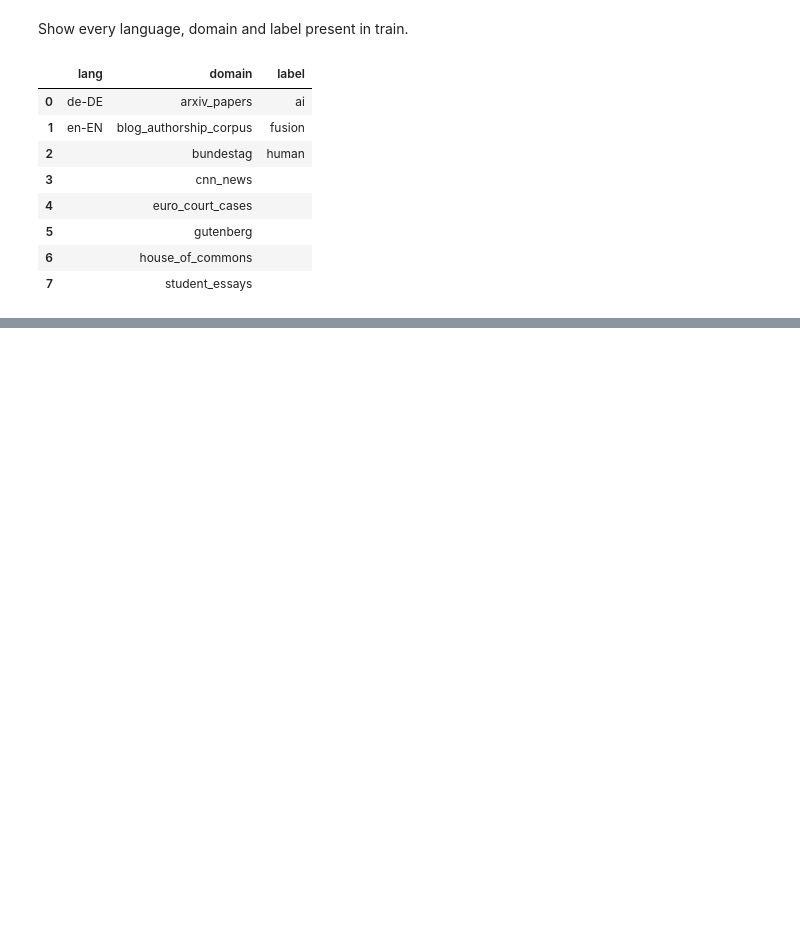
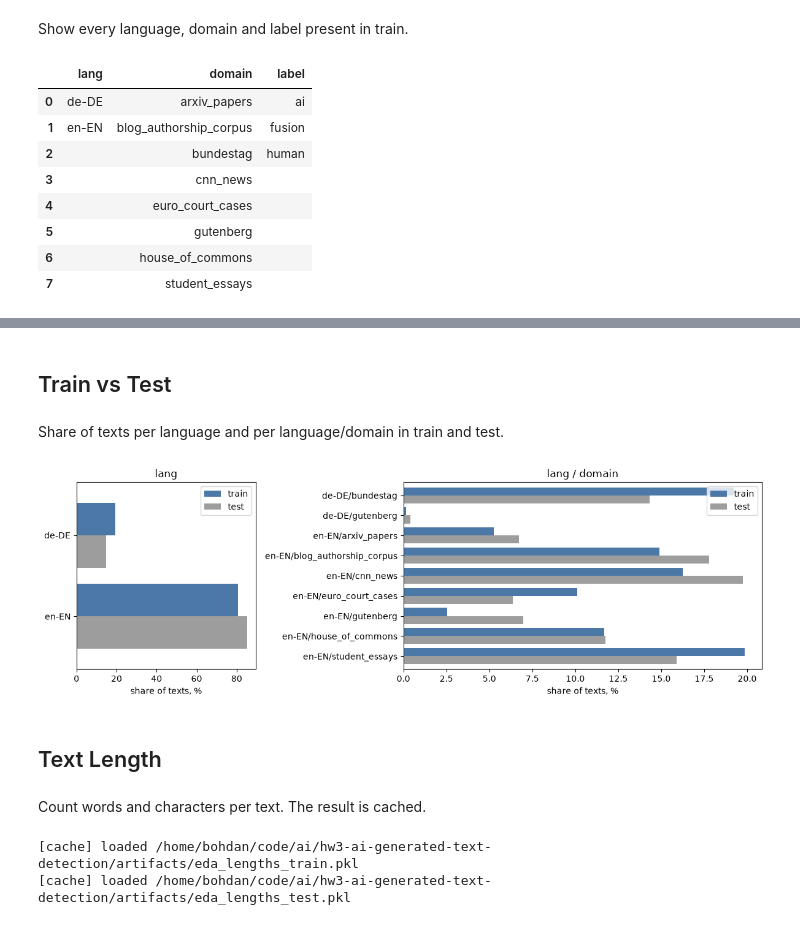
Before and after one commit to BohdanZasymovych/ai-hw3-ai-text-detection, a Jupyter notebook: notebooks/01_eda.ipynb, the cells around one changed output, grey strips where cells are left out. Saved outputs shown, nothing was run; the diff lists cells and outputs as text; code cells hidden in the pictures; blank space fills up the shorter version.

Commit message:
feat: notebook 01_eda made, data preprocessin implemented and added to each notebook (cached results are used)

```diff
--- a/notebooks/01_eda.ipynb
+++ b/notebooks/01_eda.ipynb
@@ -47,0 +87,38 @@ pd.DataFrame(values).fillna("")
+# %% [markdown]
+## Train vs Test
+# %% [markdown]
+Share of texts per language and per language/domain in train and test.
+# %%
+def share(df, cols):
+    key = df[cols].astype(str).agg("/".join, axis=1)
+    return key.value_counts(normalize=True) * 100
+
+fig, axes = plt.subplots(1, 2, figsize=(12, 4), gridspec_kw={"width_ratios": [1, 2]})
+for ax, cols in zip(axes, [["lang"], ["lang", "domain"]]):
+    pd.DataFrame({"train": share(train, cols), "test": share(test, cols)}).sort_index().plot.barh(
+        ax=ax, color=["#4C78A8", "#9D9D9D"], width=0.8)
+    ax.set_title(" / ".join(cols))
+    ax.set_xlabel("share of texts, %")
+    ax.invert_yaxis()
+plt.tight_layout()
+plt.show()
+# %% [output]
+[figure, added]
+# %% [markdown]
+## Text Length
+# %% [markdown]
+Count words and characters per text. The result is cached.
+# %%
+def lengths(df):
+    # str.count avoids building a list of words per text (str.split exhausts RAM on 272k long texts)
+    return pd.DataFrame({
+        "words": df["text"].str.count(r"\S+").astype("int32"),
+        "chars": df["text"].str.len().astype("int32"),
+    })
+
+
+train[["words", "chars"]] = cached("eda_lengths_train", lambda: lengths(train), key={"v": 1})
+test[["words", "chars"]] = cached("eda_lengths_test", lambda: lengths(test), key={"v": 1})
+# %% [output]
+[cache] loaded /home/bohdan/code/ai/hw3-ai-generated-text-detection/artifacts/eda_lengths_train.pkl
+[cache] loaded /home/bohdan/code/ai/hw3-ai-generated-text-detection/artifacts/eda_lengths_test.pkl
```
Also changed, not shown: parts of 39 cells of this notebook, 8 other files.
